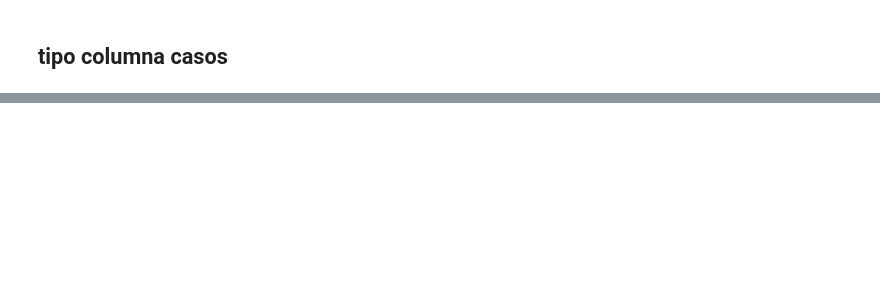
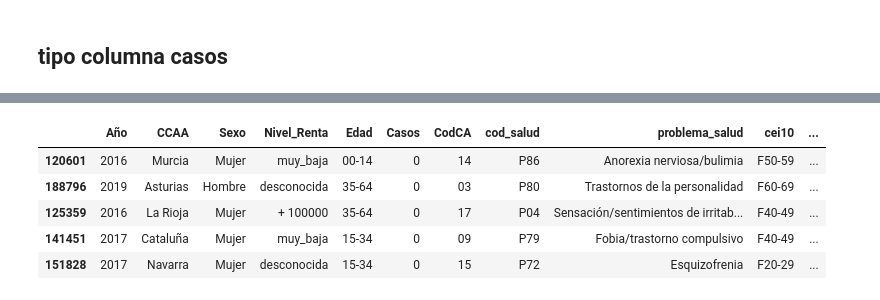
Before and after one commit to emarfer/healthy_mental_health, a Jupyter notebook: notebooks/03_at_primaria.ipynb, the cells around one changed output, grey strips where cells are left out. Saved outputs shown, nothing was run; the diff lists cells and outputs as text; code cells hidden in the pictures; blank space fills up the shorter version.

```diff
--- a/notebooks/03_at_primaria.ipynb
+++ b/notebooks/03_at_primaria.ipynb
@@ -151,9 +151,9 @@ diagnos.sample(2)
 # %%
 diag_dic = {}
 for i,r in diagnos.iterrows():
-    diag_dic[r.cap] = r.title
+    diag_dic[r.cap] = r.resumen_cap
 # %%
-psico_prim['title'] = psico_prim.cei10.map(diag_dic)
+psico_prim['resumen'] = psico_prim.cei10.map(diag_dic)
 # %%
 psico_prim.sample()
 # %% [output]
@@ -175,2 +197,13 @@ psico_prim.sample(5)
+# %%
+psico_prim = psico_prim[psico_prim['Año']>=2016]
+# %%
+psico_prim.sample(5)
+# %% [output]
+|  | Año | CCAA | Sexo | Nivel_Renta | Edad | Casos | CodCA | cod_salud | problema_salud | cei10 | ... |
+| 120601 | 2016 | Murcia | Mujer | muy_baja | 00-14 | 0 | 14 | P86 | Anorexia nerviosa/bulimia | F50-59 | ... |
+| 188796 | 2019 | Asturias | Hombre | desconocida | 35-64 | 0 | 03 | P80 | Trastornos de la personalidad | F60-69 | ... |
+| 125359 | 2016 | La Rioja | Mujer | + 100000 | 35-64 | 0 | 17 | P04 | Sensación/sentimientos de irritab... | F40-49 | ... |
+| 141451 | 2017 | Cataluña | Mujer | muy_baja | 15-34 | 0 | 09 | P79 | Fobia/trastorno compulsivo | F40-49 | ... |
+| 151828 | 2017 | Navarra | Mujer | desconocida | 15-34 | 0 | 15 | P72 | Esquizofrenia | F20-29 | ... |
 # %%
 psico_prim.to_csv('../data/psico_atprimaria.csv',index=False)
```
Also changed, not shown: parts of 6 cells of this notebook, 25 other files.
